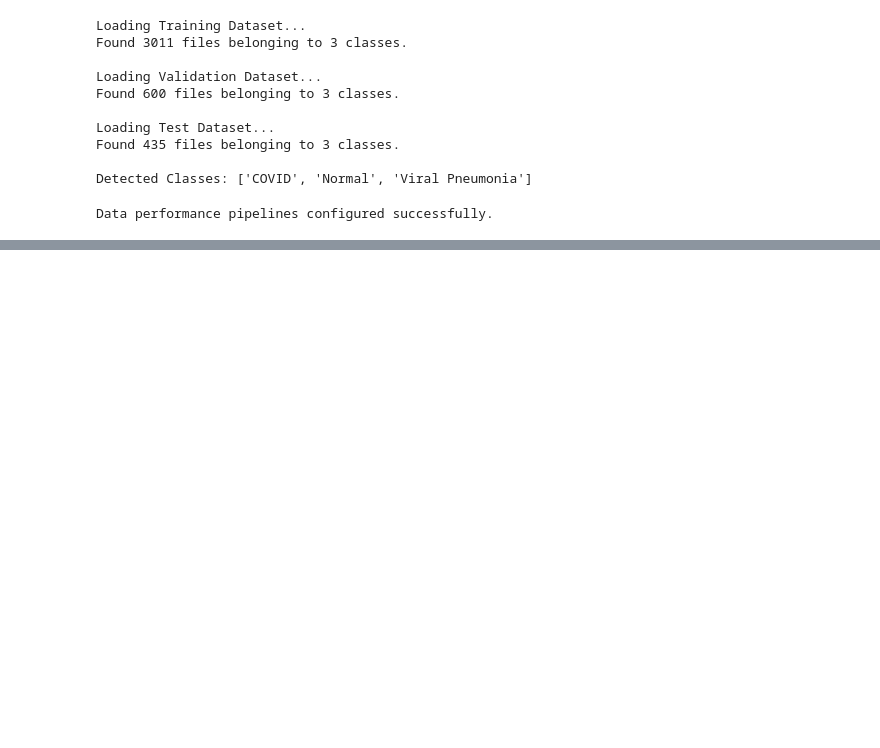
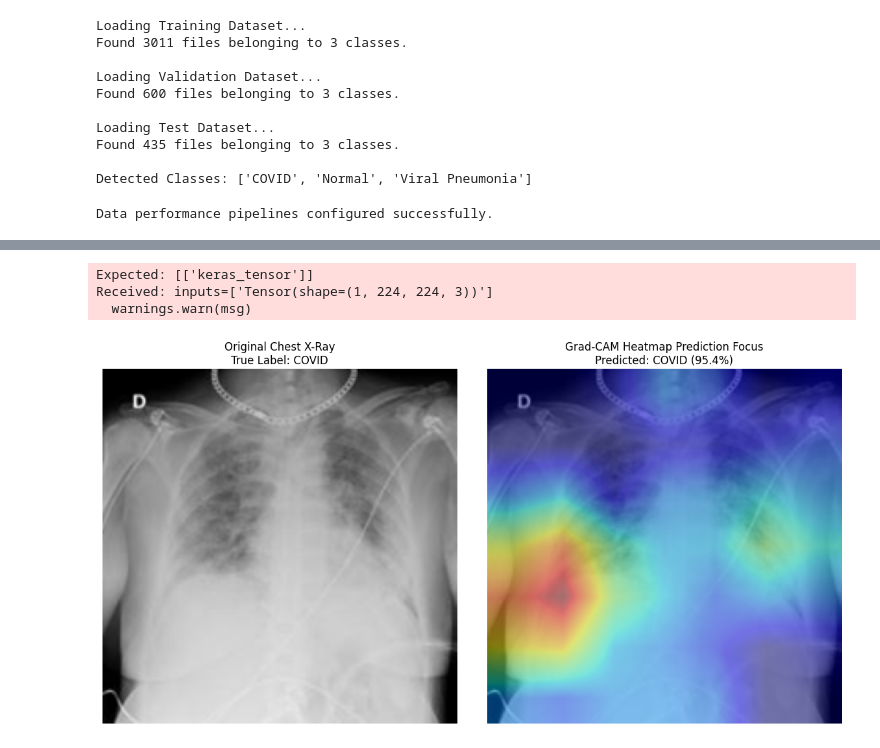
Before and after one commit to gargi-m21/ExCV-project, a Jupyter notebook: notebooks/01_eda_and_training.ipynb, the cells around one changed output, grey strips where cells are left out. Saved outputs shown, nothing was run; the diff lists cells and outputs as text; code cells hidden in the pictures; blank space fills up the shorter version.

```diff
--- a/notebooks/01_eda_and_training.ipynb
+++ b/notebooks/01_eda_and_training.ipynb
@@ -76,0 +303,37 @@ Data performance pipelines configured successfully.
+# %%
+# 1. Fetch a single batch from our test data pipeline iterator
+images, labels = next(iter(test_ds.take(1)))
+
+# Extract the very first individual entry slice
+sample_img = tf.expand_dims(images[0], axis=0)
+true_label_idx = np.argmax(labels[0])
+true_class_name = class_names[true_label_idx]
+
+# 2. Obtain predictions from our trained DenseNet-121 classifier model
+predictions = model.predict(sample_img)
+predicted_label_idx = np.argmax(predictions[0])
+predicted_class_name = class_names[predicted_label_idx]
+
+# 3. Generate the activation feature heatmap using the final DenseNet layer namespace
+LAST_CONV_LAYER = 'densenet121' # Or explicitly targets the nested internal 'relu' block
+heatmap = generate_gradcam_heatmap(model, sample_img, 'densenet121', predicted_label_idx)
+
+# 4. Display results side-by-side
+fig, axes = plt.subplots(1, 2, figsize=(12, 6))
+
+# Normalize image pixel scaling back out from standard 0-255 domain distributions for plotting
+display_img = (images[0].numpy() - images[0].numpy().min()) / (images[0].numpy().max() - images[0].numpy().min())
+
+axes[0].imshow(display_img)
+axes[0].set_title(f"Original Chest X-Ray\nTrue Label: {true_class_name.upper()}")
+axes[0].axis('off')
+
+# Display scaled heatmap interpolation mapping
+axes[1].imshow(display_img)
+axes[1].imshow(cv2.resize(heatmap, (224, 224)), cmap='jet', alpha=0.45) # Overlay using alpha alpha transparency blending
+axes[1].set_title(f"Grad-CAM Heatmap Prediction Focus\nPredicted: {predicted_class_name.upper()} ({predictions[0][predicted_label_idx]*100:.1f}%)")
+axes[1].axis('off')
+
+plt.tight_layout()
+plt.show()
+# %% [output]
@@ -76,0 +341,4 @@ Data performance pipelines configured successfully.
+Expected: [['keras_tensor']]
+Received: inputs=['Tensor(shape=(1, 224, 224, 3))']
+  warnings.warn(msg)
+[figure, added]
```
Also changed, not shown: parts of 7 cells of this notebook.
